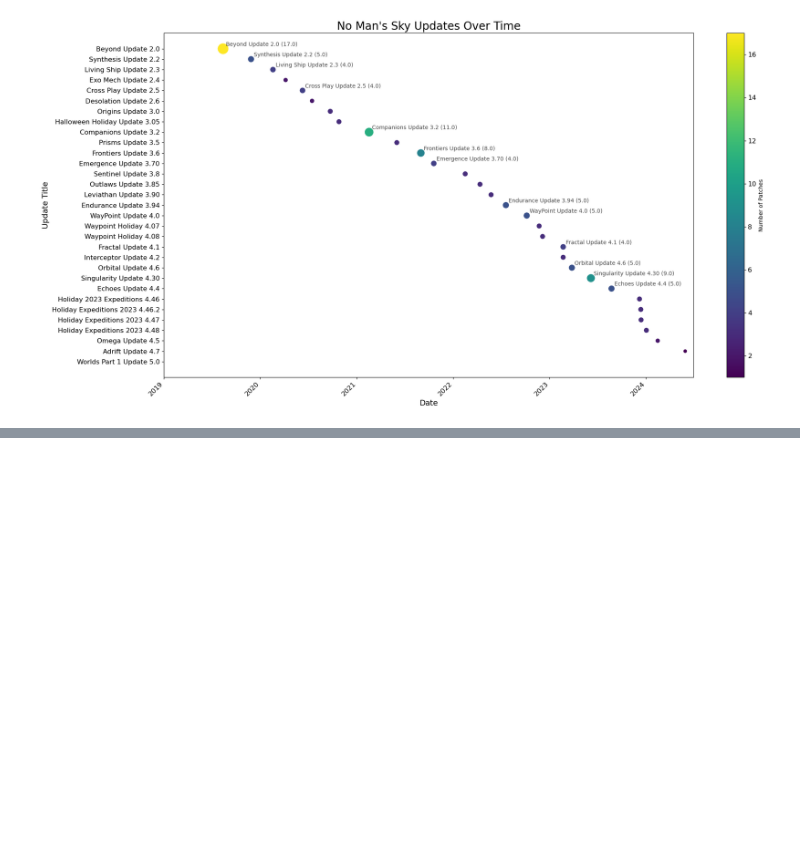
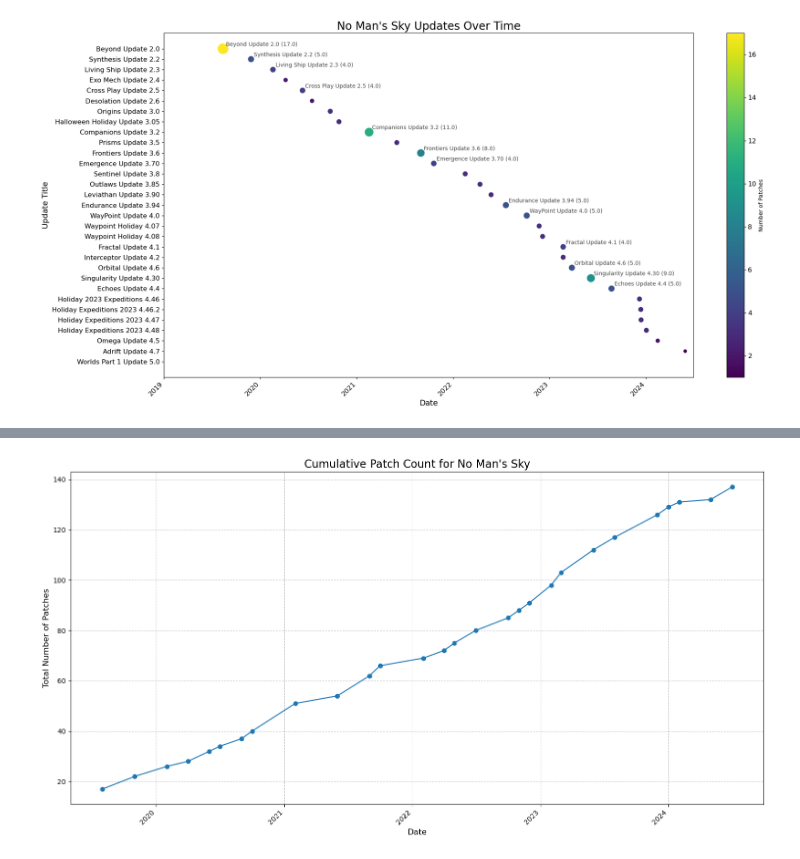
Before and after one commit to SikoticVinyl/Project1, a Jupyter notebook: UpdateAnalysis/noman_Updates.ipynb, the cells around one changed output, grey strips where cells are left out. Saved outputs shown, nothing was run; the diff lists cells and outputs as text; code cells hidden in the pictures; blank space fills up the shorter version.

```diff
--- a/UpdateAnalysis/noman_Updates.ipynb
+++ b/UpdateAnalysis/noman_Updates.ipynb
@@ -423,0 +476,32 @@ print(monthly_data.tail())
+# %%
+# Calculate the cumulative sum of patches and create a new column 'Cumulative_Patches' in the dataframe
+monthly_data['Cumulative_Patches'] = monthly_data['Patch_Count'].cumsum()
+
+# Set the size of the figure to 15 inches wide by 8 inches tall
+plt.figure(figsize=(15, 8))
+
+# Plot the cumulative patches over time, with circles as markers
+plt.plot(monthly_data['Month'], monthly_data['Cumulative_Patches'], marker='o')
+
+# Set the title of the plot with a larger font size
+plt.title('Cumulative Patch Count for No Man\'s Sky', fontsize=16)
+
+# Label the x-axis with 'Date' and set the font size
+plt.xlabel('Date', fontsize=12)
+
+# Label the y-axis with 'Total Number of Patches' and set the font size
+plt.ylabel('Total Number of Patches', fontsize=12)
+
+# Rotate the x-axis labels 45 degrees for better readability and align them to the right
+plt.xticks(rotation=45, ha='right')
+
+# Add a grid to the plot with dashed lines and some transparency
+plt.grid(True, linestyle='--', alpha=0.7)
+
+# Adjust the layout to prevent overlap and improve spacing
+plt.tight_layout()
+
+# Display the plot
+plt.show()
+# %% [output]
+[figure, added]
```
Also changed, not shown: parts of 4 cells of this notebook.
